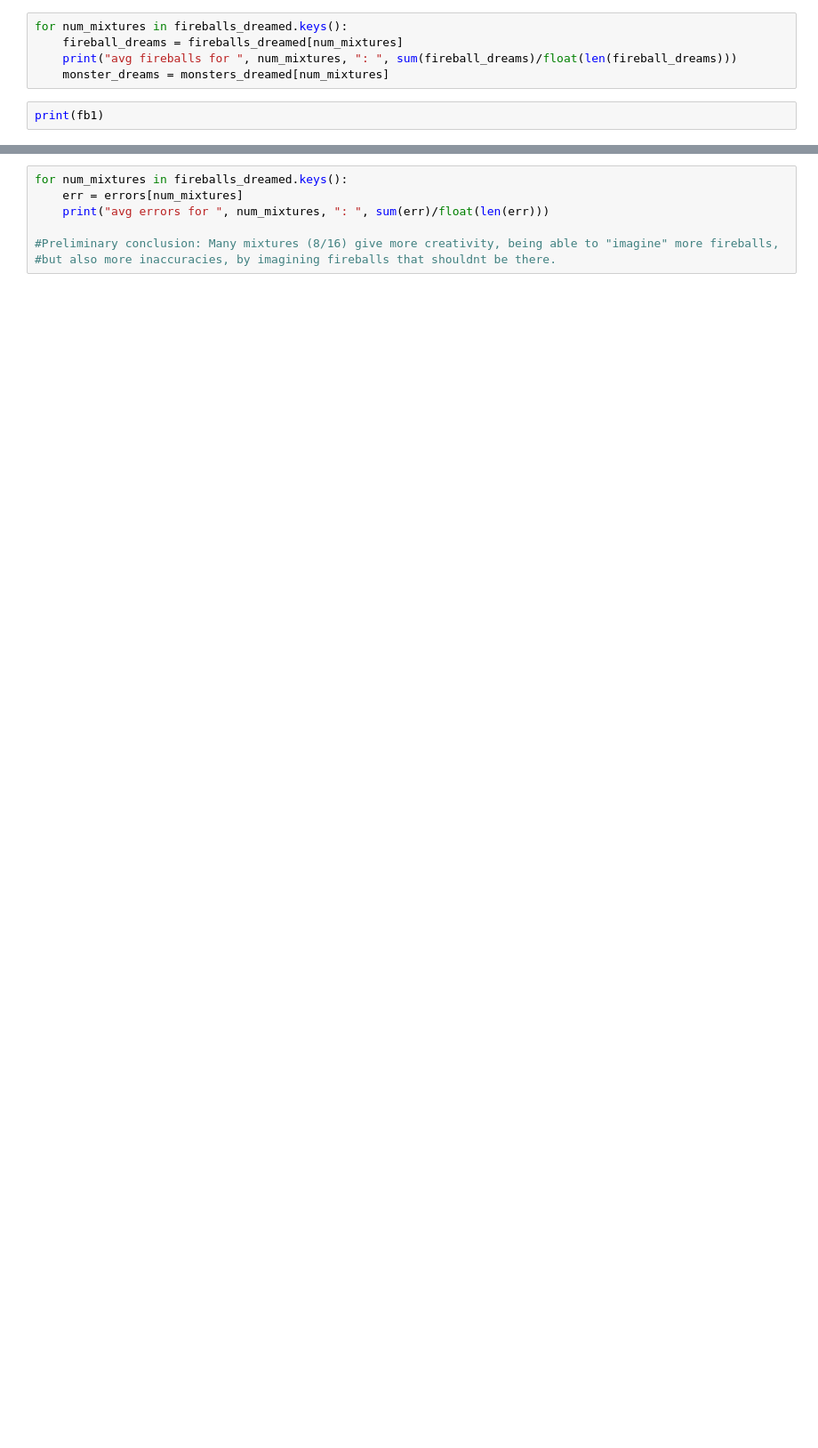
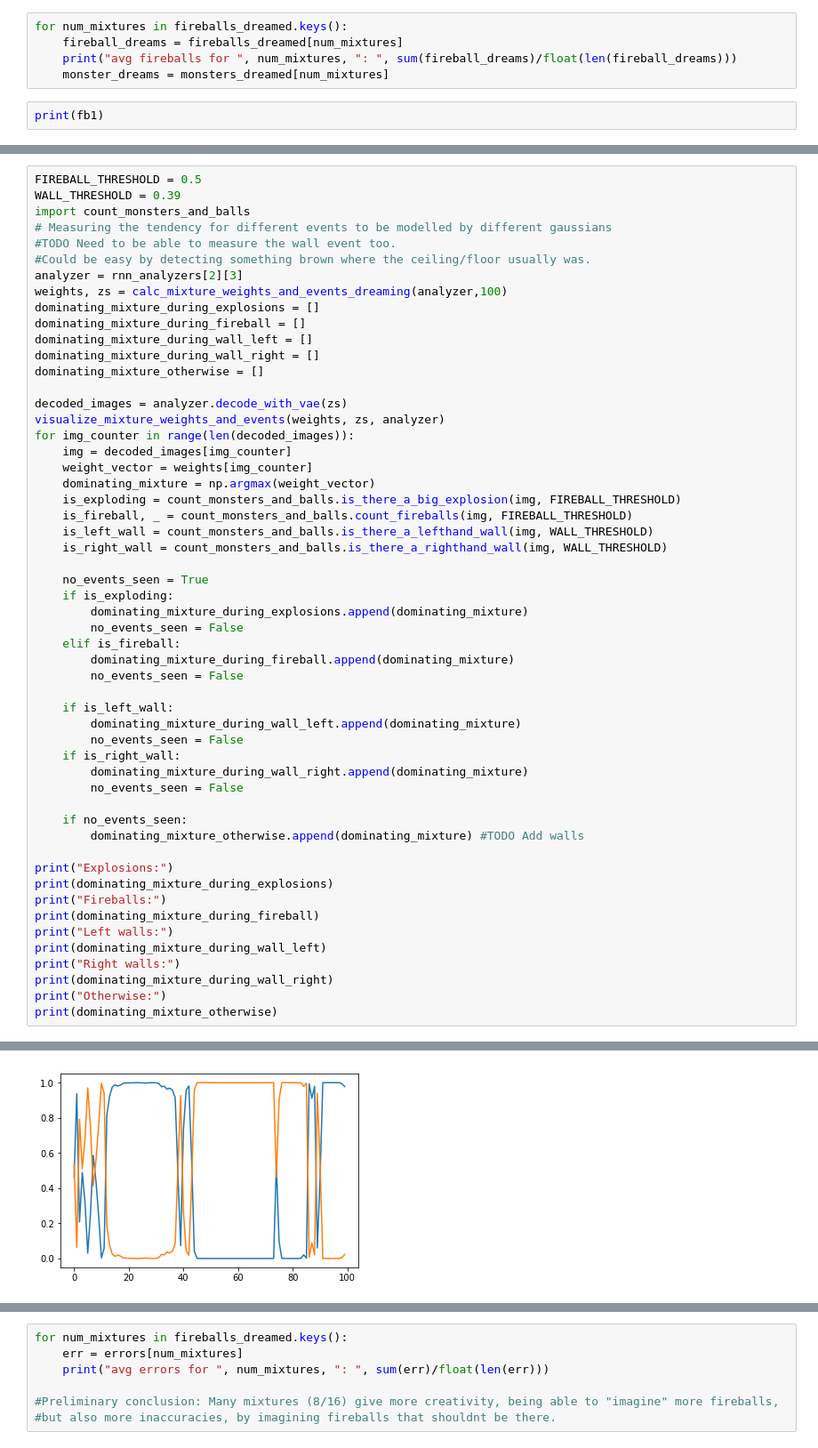
Before and after one commit to kaiolae/WorldModels, a Jupyter notebook: notebooks/Test Trained RNN.ipynb, the cells around one changed output, grey strips where cells are left out. Shown: that part at 89% size. Cells and saved outputs as stored; diff of their text form; blank space fills up the shorter version.

```diff
--- a/notebooks/Test Trained RNN.ipynb
+++ b/notebooks/Test Trained RNN.ipynb
@@ -231,0 +333,55 @@ print(error_dataframes)
+# %%
+FIREBALL_THRESHOLD = 0.5
+WALL_THRESHOLD = 0.39
+import count_monsters_and_balls
+# Measuring the tendency for different events to be modelled by different gaussians
+#TODO Need to be able to measure the wall event too.
+#Could be easy by detecting something brown where the ceiling/floor usually was.
+analyzer = rnn_analyzers[2][3]
+weights, zs = calc_mixture_weights_and_events_dreaming(analyzer,100)
+dominating_mixture_during_explosions = []
+dominating_mixture_during_fireball = []
+dominating_mixture_during_wall_left = []
+dominating_mixture_during_wall_right = []
+dominating_mixture_otherwise = []
+
+decoded_images = analyzer.decode_with_vae(zs)
+visualize_mixture_weights_and_events(weights, zs, analyzer)
+for img_counter in range(len(decoded_images)):
+    img = decoded_images[img_counter]
+    weight_vector = weights[img_counter]
+    dominating_mixture = np.argmax(weight_vector)
+    is_exploding = count_monsters_and_balls.is_there_a_big_explosion(img, FIREBALL_THRESHOLD)
+    is_fireball, _ = count_monsters_and_balls.count_fireballs(img, FIREBALL_THRESHOLD)
+    is_left_wall = count_monsters_and_balls.is_there_a_lefthand_wall(img, WALL_THRESHOLD)
+    is_right_wall = count_monsters_and_balls.is_there_a_righthand_wall(img, WALL_THRESHOLD)
+
+    no_events_seen = True
+    if is_exploding:
+        dominating_mixture_during_explosions.append(dominating_mixture)
+        no_events_seen = False
+    elif is_fireball:
+        dominating_mixture_during_fireball.append(dominating_mixture)
+        no_events_seen = False
+
+    if is_left_wall:
+        dominating_mixture_during_wall_left.append(dominating_mixture)
+        no_events_seen = False
+    if is_right_wall:
+        dominating_mixture_during_wall_right.append(dominating_mixture)
+        no_events_seen = False
+
+    if no_events_seen:
+        dominating_mixture_otherwise.append(dominating_mixture) #TODO Add walls
+
+print("Explosions:")
+print(dominating_mixture_during_explosions)
+print("Fireballs:")
+print(dominating_mixture_during_fireball)
+print("Left walls:")
+print(dominating_mixture_during_wall_left)
+print("Right walls:")
+print(dominating_mixture_during_wall_right)
+print("Otherwise:")
+print(dominating_mixture_otherwise)
+# %% [output]
@@ -231,0 +403 @@ print(error_dataframes)
+[figure, added]
```
Also changed, not shown: parts of 17 cells of this notebook, 6 other files.
